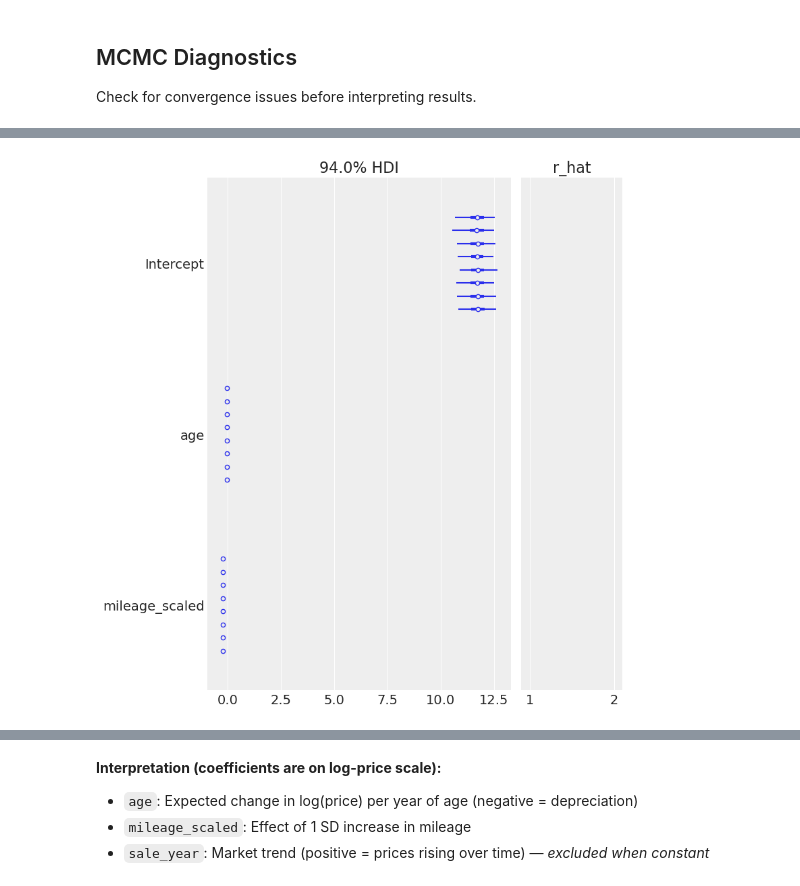
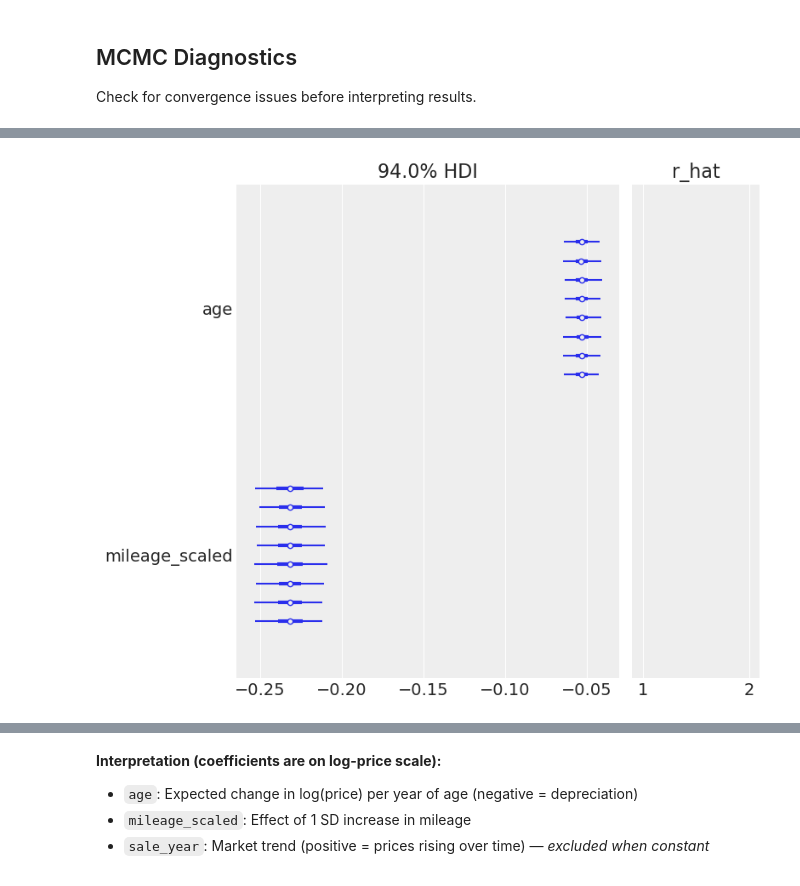
Before and after one commit to No-Stream/price-trend-analysis, a Jupyter notebook: notebooks/03_modeling.ipynb, the cells around one changed output, grey strips where cells are left out. Drawn from its saved outputs; the diff is of its cells as text; code cells hidden in the pictures.

```diff
--- a/notebooks/03_modeling.ipynb
+++ b/notebooks/03_modeling.ipynb
@@ -177,7 +195,7 @@ plt.show()
 # %%
 # R-hat summary
-az.plot_forest(idata, var_names=var_names, r_hat=True)
+az.plot_forest(idata, var_names=["age", "mileage_scaled"], r_hat=True)
 plt.tight_layout()
 plt.show()
 # %% [output]
-[figure, old version]
+[figure, new version]
```
Also changed, not shown: parts of 16 cells of this notebook, 7 other files.
